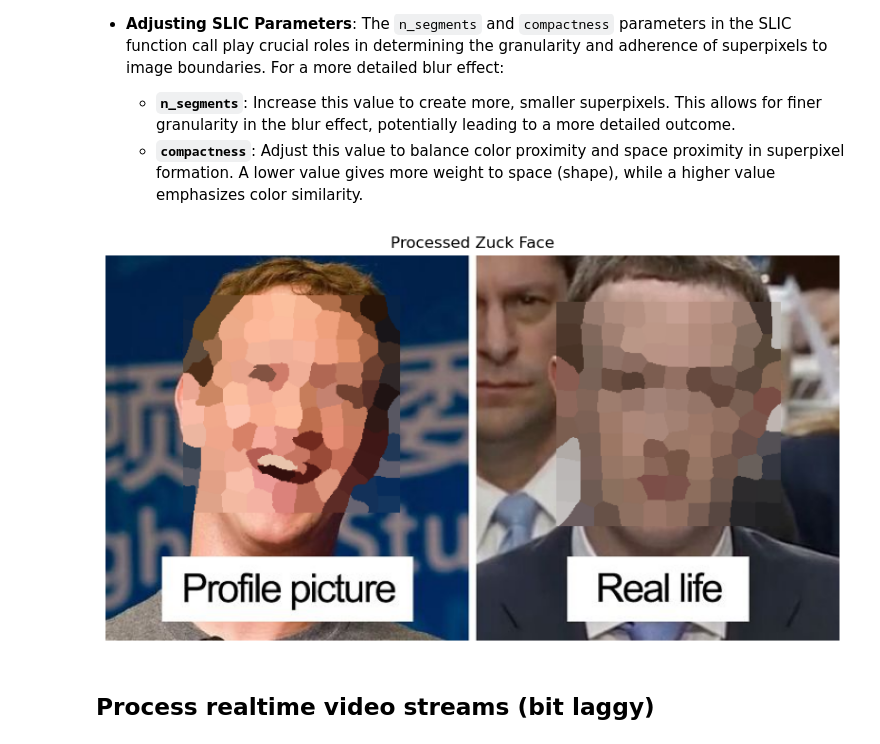
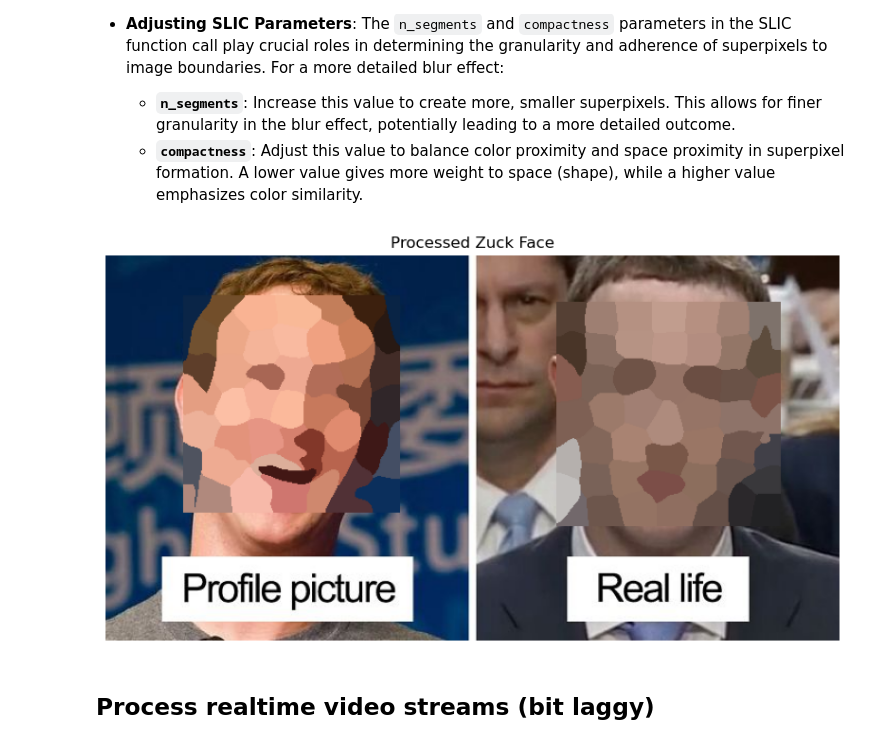
Before and after one commit to Avielstein/Computer-Vision, a Jupyter notebook: faceblur/faceblur.ipynb, the cells around one changed output. Cells and saved outputs as stored; diff of their text form; code cells hidden in the pictures.

```diff
--- a/faceblur/faceblur.ipynb
+++ b/faceblur/faceblur.ipynb
@@ -40,7 +40,7 @@ Apply the superpixel segmentation to the regions identified as faces, using skim
 
 #### [TODO: play around with the sigma param here]
 # %%
-def segment_faces(image, faces, n_segments=25, compactness=15, sigma=1):
+def segment_faces(image, faces, n_segments=25, compactness=15, sigma=3):
     image_float = img_as_float(image)
     masks = []
     for (x, y, w, h) in faces:
@@ -103,17 +103,17 @@ def display_image(image, title="Image"):
 # %%
 #image_path = 'zuck.jpg'
 image_path = 'compare_zuck.jpg'
 #image_path = 'happy_zuck.jpg'
 #image_path = 'happy_zuck2.png'
 
 processed_image = process_image(image_path,
-                    n_segments=10**2, #I like limiting this, faces can be discribed with 25 shapes puzzle
-                    compactness=40, #how loosy goosey the pixels are (low=stranger shapes, higher = more squary)
+                    n_segments=7**2, #I like limiting this, faces can be discribed with 25 shapes puzzle
+                    compactness=25, #how loosy goosey the pixels are (low=stranger shapes, higher = more squary)
             )
 
 display_image(processed_image, title='Processed Zuck Face')
 # %% [output]
-[figure, old version]
+[figure, new version]
 # %% [markdown]
 ## Process realtime video streams (bit laggy)
 # %%
```
Also changed, not shown: 4 other files.
